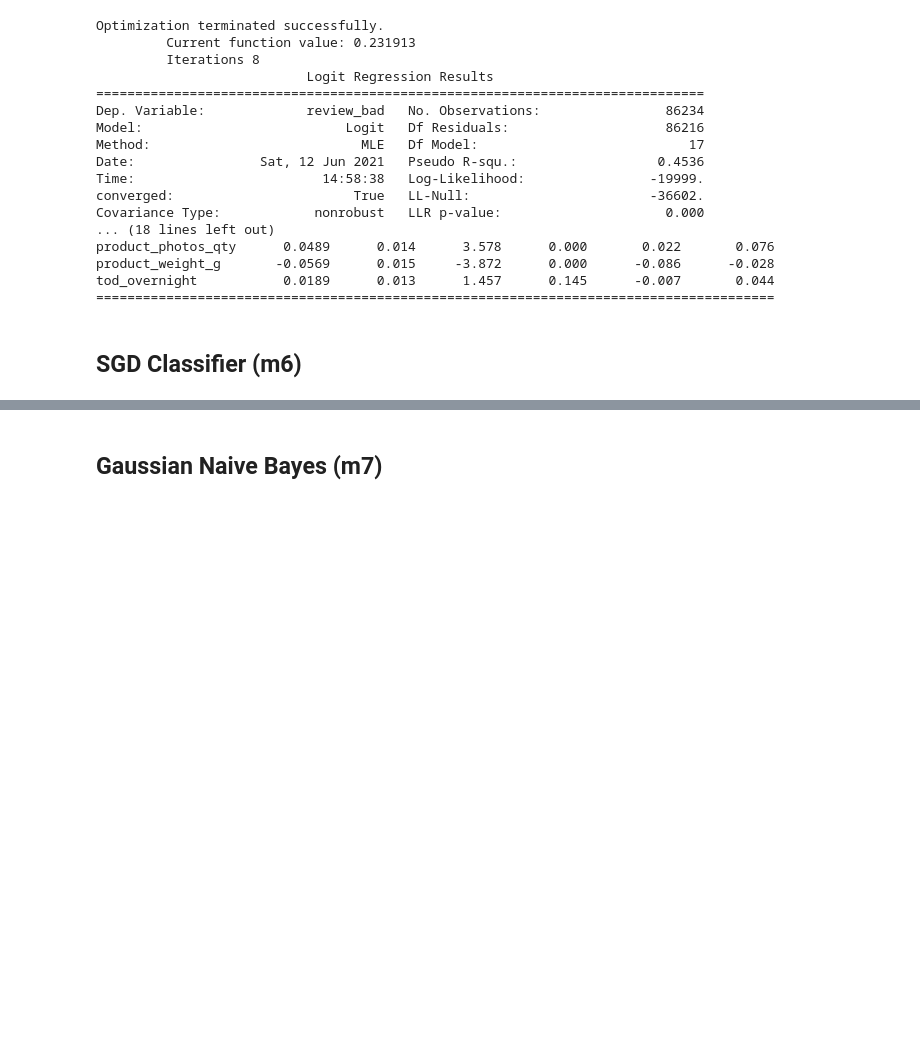
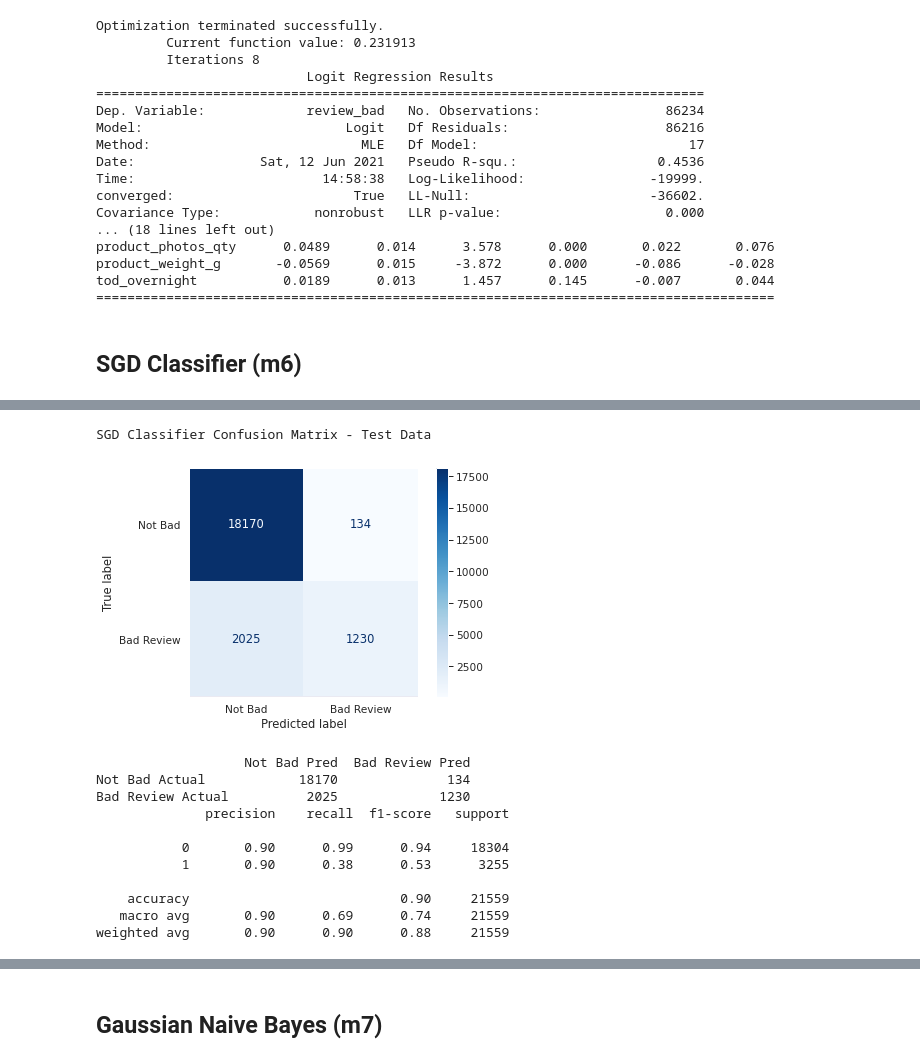
Before and after one commit to cutterback/p05-olist-customer-rating-prediction, a Jupyter notebook: Olist_Customer_Rating_Model.ipynb, the cells around one changed output, grey strips where cells are left out. Drawn from its saved outputs; the diff is of its cells as text; code cells hidden in the pictures; blank space fills up the shorter version.

```diff
--- a/Olist_Customer_Rating_Model.ipynb
+++ b/Olist_Customer_Rating_Model.ipynb
@@ -1748,9 +1836,9 @@ cv_results_metrics6 = show_grid_metrics(cv_results6, 'mean_test_precision', top_
 # %%
 # compare SGD Classifier metrics for Train vs Test data sets
 print('Train Performance - SGD Classifier\n---------------------------------')
-y_hat_train6 = gs_sgd.predict(X_train)
+y_hat_train6 = gs_sgd.predict(X_train_scaled)
 scores_train_sgd = score_pred('sgd', 'train', y_train, y_hat_train6)
 
 print('\nTest Performance - SGD Classifier\n--------------------------------')
-y_hat_test6 = gs_sgd.predict(X_test)
+y_hat_test6 = gs_sgd.predict(X_test_scaled)
 scores_test_sgd = score_pred('sgd', 'test', y_test, y_hat_test6)
@@ -1757,7 +1853,21 @@ scores_test_sgd = score_pred('sgd', 'test', y_test, y_hat_test6)
 # %%
 # print confusion matrix for best SGD Classifier model on Test data
 print(f'SGD Classifier Confusion Matrix - Test Data')
-display_confusion(best_model_sgd, X_test, y_test, labels=['Not Bad', 'Bad Review'])
+display_confusion(best_model_sgd, X_test_scaled, y_test, labels=['Not Bad', 'Bad Review'])
 display_class_report(y_test, y_hat_test6)
+# %% [output]
+SGD Classifier Confusion Matrix - Test Data
+[figure, added]
+                   Not Bad Pred  Bad Review Pred
+Not Bad Actual            18170              134
+Bad Review Actual          2025             1230
+              precision    recall  f1-score   support
+
+           0       0.90      0.99      0.94     18304
+           1       0.90      0.38      0.53      3255
+
+    accuracy                           0.90     21559
+   macro avg       0.90      0.69      0.74     21559
+weighted avg       0.90      0.90      0.88     21559
 # %%
 # generate SGD Classifier predict probabilities; store precision-recall curve values
```
Also changed, not shown: parts of 39 cells of this notebook.
